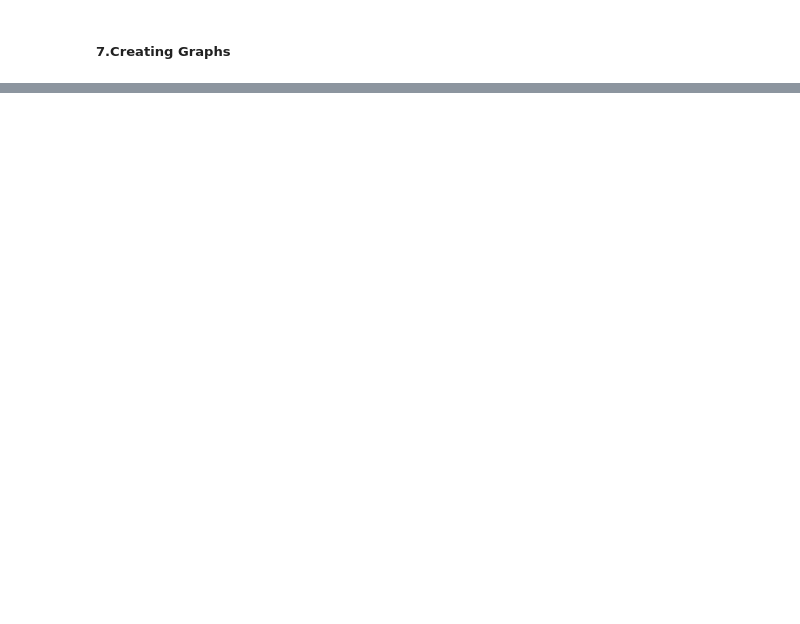
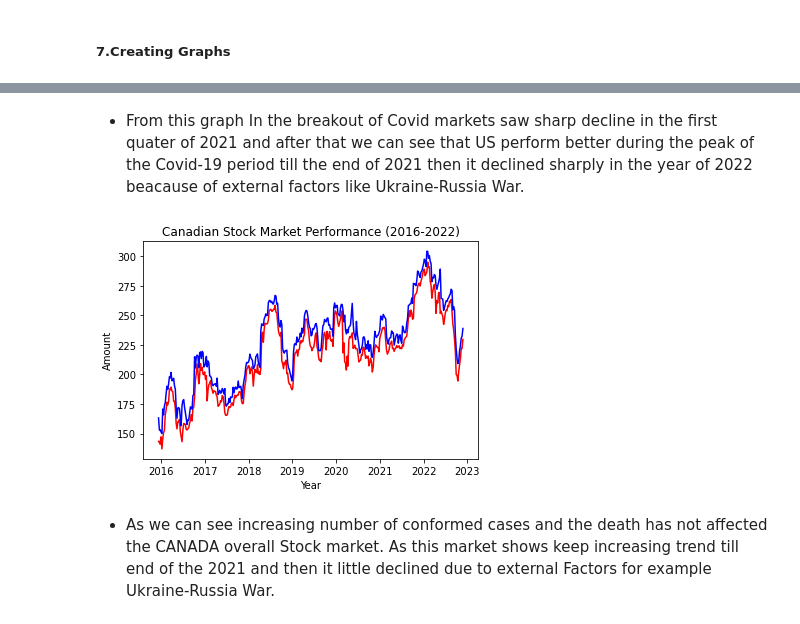
Before and after one commit to AIDA-Saskatchewan-polytechnic/Final-Project_Rohit-Sangeeta, a Jupyter notebook: covid_19_stock_analysis.ipynb, the cells around one changed output, grey strips where cells are left out. Saved outputs shown, nothing was run; the diff lists cells and outputs as text; code cells hidden in the pictures; blank space fills up the shorter version.

```diff
--- a/covid_19_stock_analysis.ipynb
+++ b/covid_19_stock_analysis.ipynb
@@ -269,0 +437,14 @@ df_stocks
+# %% [markdown]
+* From this graph In the breakout of Covid markets saw sharp decline in the first quater of 2021 and after that we can see that US perform better during the peak of the Covid-19 period till the end of 2021 then it declined sharply in the year of 2022 beacause of external factors like Ukraine-Russia War.
+# %%
+plt.plot(df_stocks["date"], df_stocks["CAN_low"],'r-')
+plt.plot(df_stocks["date"], df_stocks["CAN_high"],'b-')
+
+plt.title("Canadian Stock Market Performance (2016-2022)")
+plt.xlabel('Year')
+plt.ylabel('Amount')
+plt.show()
+# %% [output]
+[figure, added]
+# %% [markdown]
+* As we can see increasing number of conformed cases and the death has not affected the CANADA overall Stock market. As this market shows keep increasing trend till end of the 2021 and then it little declined due to external Factors for example Ukraine-Russia War.
```
Also changed, not shown: parts of 16 cells of this notebook.
